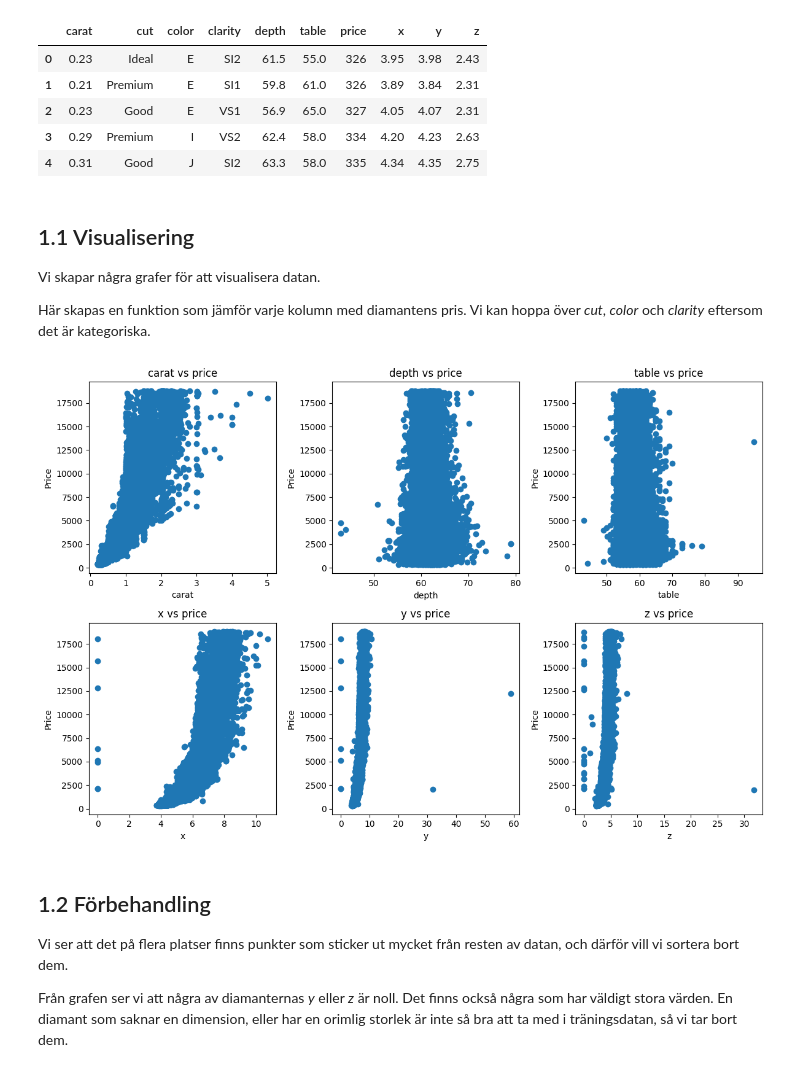
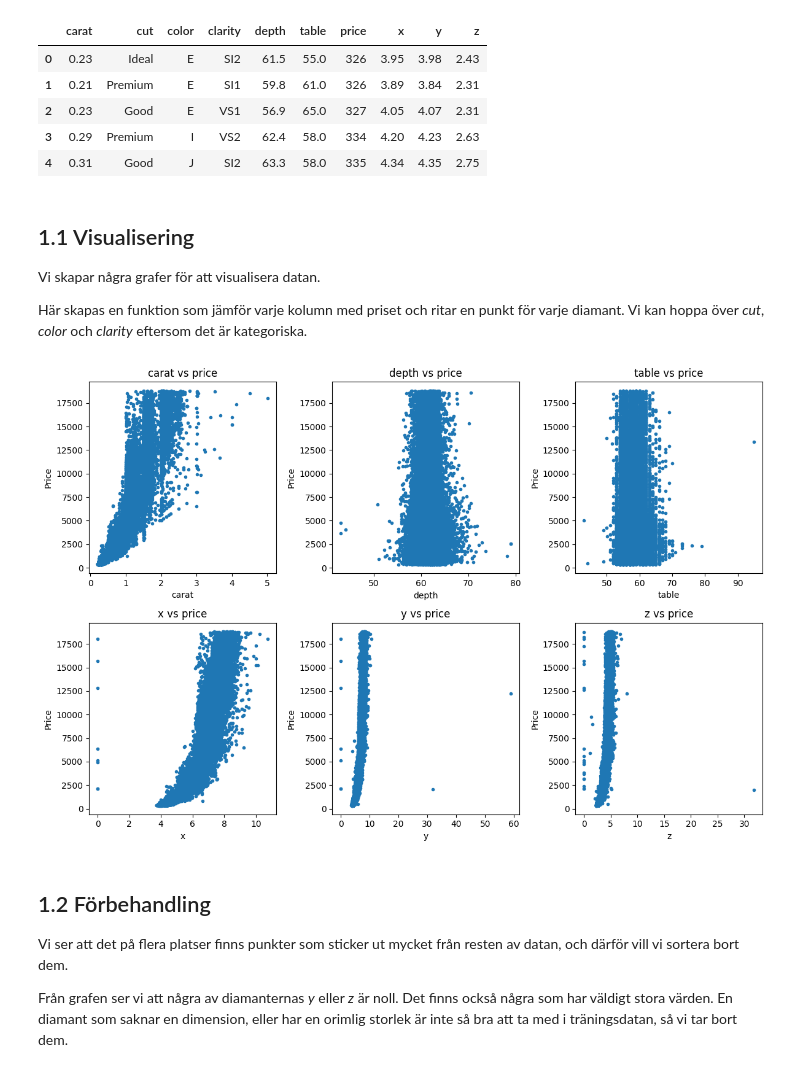
Before and after one commit to Algaras-dev/Diamond-Price-Prediction-Model, a Jupyter notebook: Estimering av diamantpriser.ipynb, the cells around one changed output. Cells and saved outputs as stored; diff of their text form; code cells hidden in the pictures.

Commit message:
Suppresed some text and capitalized columns

```diff
--- a/Estimering av diamantpriser.ipynb
+++ b/Estimering av diamantpriser.ipynb
@@ -41,24 +42,24 @@ display(df.head())
 
 Vi skapar några grafer för att visualisera datan.
 
-Här skapas en funktion som jämför varje kolumn med diamantens pris. Vi kan hoppa över *cut*, *color* och *clarity* eftersom det är kategoriska.
+Här skapas en funktion som jämför varje kolumn med priset och ritar en punkt för varje diamant. Vi kan hoppa över *cut*, *color* och *clarity* eftersom det är kategoriska.
 # %%
 def plot_statistics():
     '''Rita en jämförelse mellan pris och alla andra kolumner'''
 
     plt.figure(figsize=(12, 8))
     for n, column in enumerate(df.drop(columns=['price', 'cut', 'color', 'clarity']).columns, 1):
         plt.subplot(2, 3, n)
-        plt.scatter(df[column], df['price'])
+        plt.scatter(df[column], df['price'], s=9)
         plt.xlabel(column)
         plt.ylabel('Price')
         plt.title(f'{column} vs price')
 
     plt.tight_layout()
 
 plot_statistics()
 # %% [output]
-[figure, old version]
+[figure, new version]
 # %% [markdown]
 ## 1.2 Förbehandling
 
```
Also changed, not shown: parts of 21 cells of this notebook, 1 other file.
